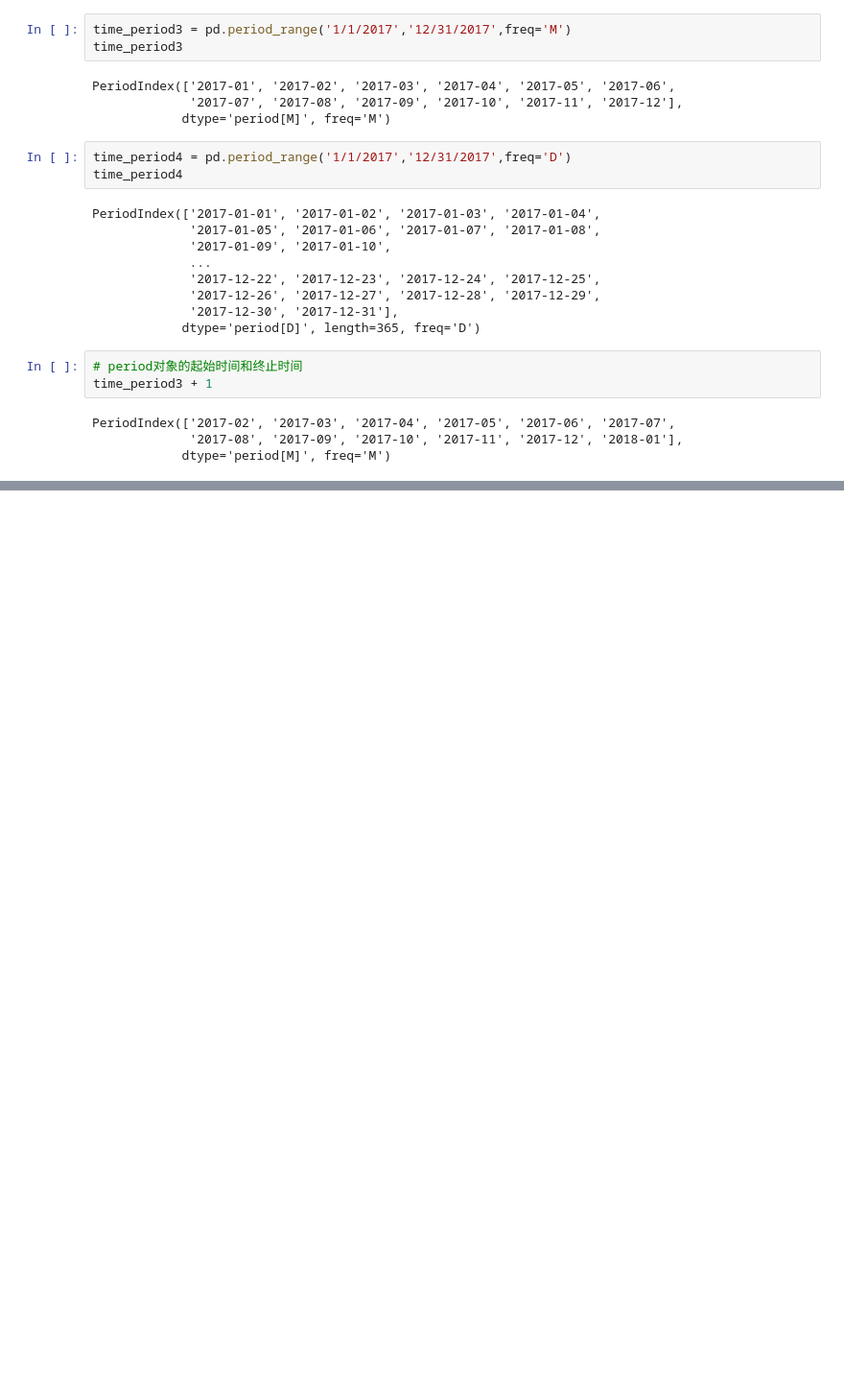
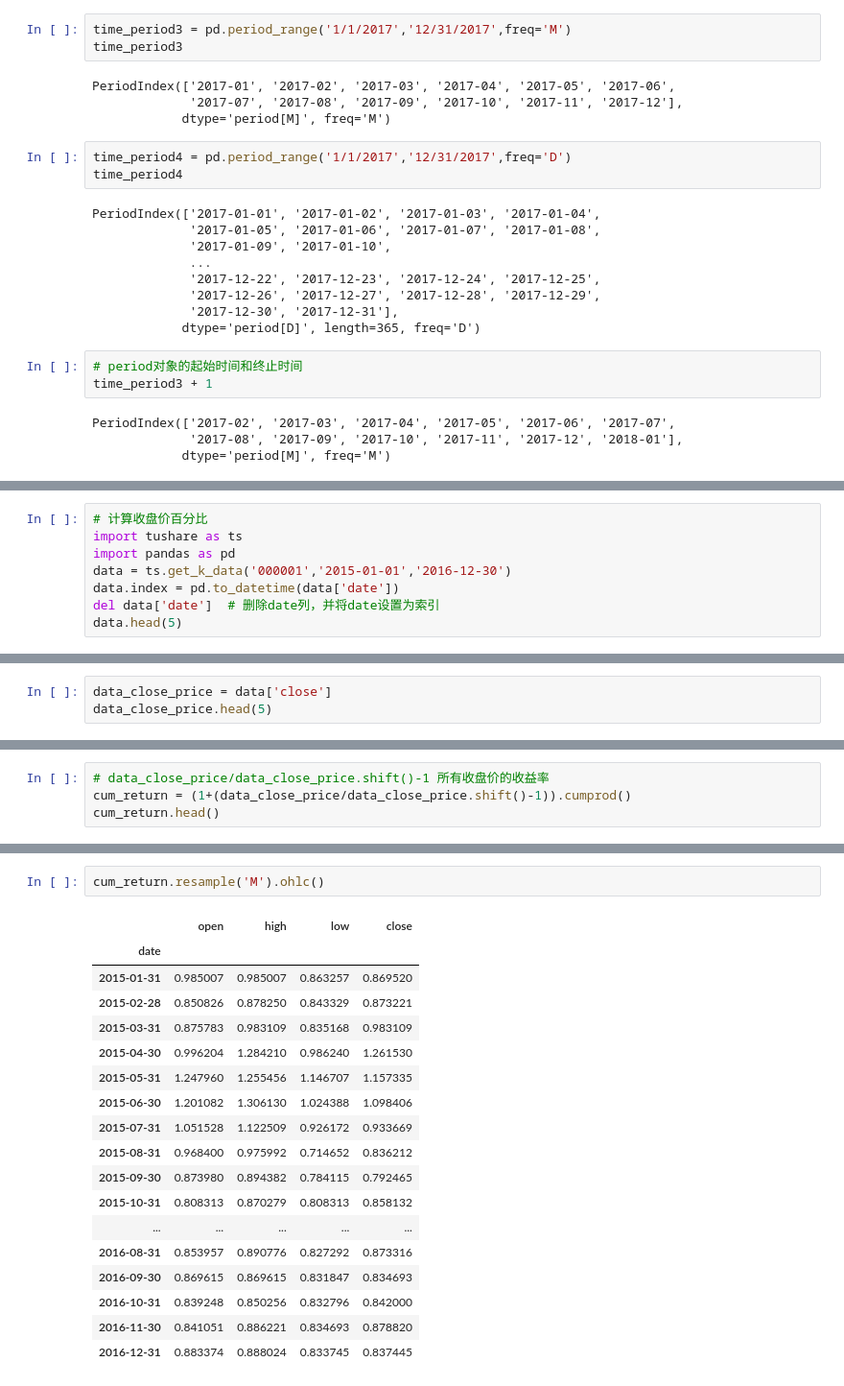
Before and after one commit to myplanB/QuantitativeTransaction, a Jupyter notebook: 21 时间序列-datetime.ipynb, the cells around one changed output, grey strips where cells are left out. Shown: that part at 96% size. Drawn from its saved outputs; the diff is of its cells as text; blank space fills up the shorter version.

```diff
--- a/21 时间序列-datetime.ipynb
+++ b/21 时间序列-datetime.ipynb
@@ -231 +222,9 @@ ps
 Freq: M, dtype: float64
+# %%
+# 计算收盘价百分比
+import tushare as ts
+import pandas as pd
+data = ts.get_k_data('000001','2015-01-01','2016-12-30')
+data.index = pd.to_datetime(data['date'])
+del data['date']  # 删除date列，并将date设置为索引
+data.head(5)
@@ -231,0 +240,3 @@ Freq: M, dtype: float64
+# %%
+data_close_price = data['close']
+data_close_price.head(5)
@@ -231,0 +296,4 @@ Freq: M, dtype: float64
+# %%
+# data_close_price/data_close_price.shift()-1 所有收盘价的收益率
+cum_return = (1+(data_close_price/data_close_price.shift()-1)).cumprod()
+cum_return.head()
@@ -231,0 +324,21 @@ Freq: M, dtype: float64
+# %%
+cum_return.resample('M').ohlc()
+# %% [output]
+|  | open | high | low | close |
+| date |  |  |  |  |
+| 2015-01-31 | 0.985007 | 0.985007 | 0.863257 | 0.869520 |
+| 2015-02-28 | 0.850826 | 0.878250 | 0.843329 | 0.873221 |
+| 2015-03-31 | 0.875783 | 0.983109 | 0.835168 | 0.983109 |
+| 2015-04-30 | 0.996204 | 1.284210 | 0.986240 | 1.261530 |
+| 2015-05-31 | 1.247960 | 1.255456 | 1.146707 | 1.157335 |
+| 2015-06-30 | 1.201082 | 1.306130 | 1.024388 | 1.098406 |
+| 2015-07-31 | 1.051528 | 1.122509 | 0.926172 | 0.933669 |
+| 2015-08-31 | 0.968400 | 0.975992 | 0.714652 | 0.836212 |
+| 2015-09-30 | 0.873980 | 0.894382 | 0.784115 | 0.792465 |
+| 2015-10-31 | 0.808313 | 0.870279 | 0.808313 | 0.858132 |
+| ... | ... | ... | ... | ... |
+| 2016-08-31 | 0.853957 | 0.890776 | 0.827292 | 0.873316 |
+| 2016-09-30 | 0.869615 | 0.869615 | 0.831847 | 0.834693 |
+| 2016-10-31 | 0.839248 | 0.850256 | 0.832796 | 0.842000 |
+| 2016-11-30 | 0.841051 | 0.886221 | 0.834693 | 0.878820 |
+| 2016-12-31 | 0.883374 | 0.888024 | 0.833745 | 0.837445 |
```
Also changed, not shown: parts of 29 cells of this notebook, 2 other files.
